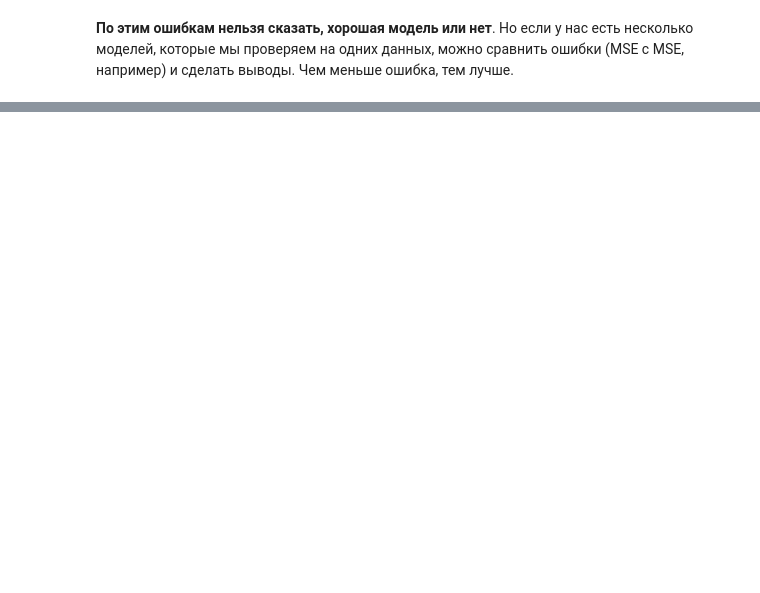
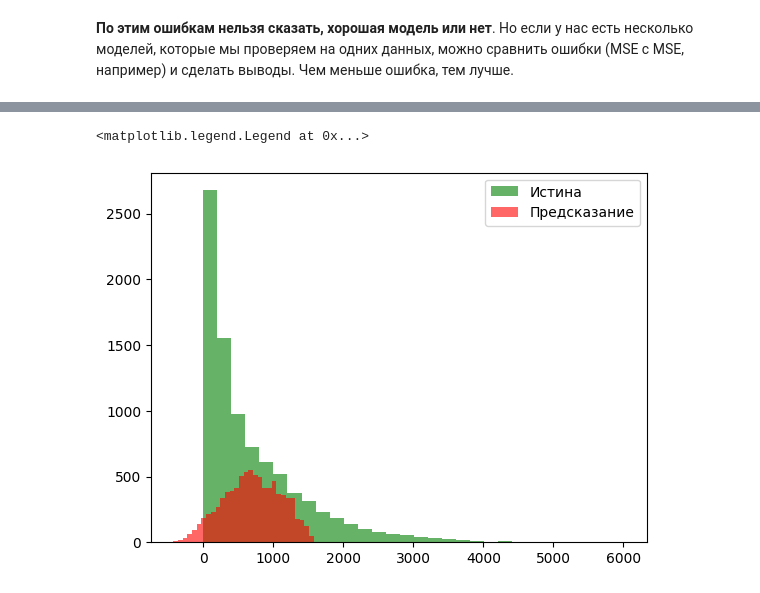
Before and after one commit to bamaxi/dataan-2023-arthist, a Jupyter notebook: seminars/12-andan-regression&errors.ipynb, the cells around one changed output, grey strips where cells are left out. Saved outputs shown, nothing was run; the diff lists cells and outputs as text; code cells hidden in the pictures; blank space fills up the shorter version.

```diff
--- a/seminars/12-andan-regression&errors.ipynb
+++ b/seminars/12-andan-regression&errors.ipynb
@@ -236,0 +507,3 @@ MAE
+# %%
+bikes["Total"] = bikes["Partner 1"] + bikes["Partner 2"]
+bikes
@@ -236,0 +599,3 @@ MAE
+# %%
+bikes["PredictedTotal2"] = -7.97 + 26.34 * bikes["Temperature"] + 31.87 * bikes["Hour"]
+bikes["PredictedTotal2"]
@@ -236,0 +615,10 @@ MAE
+# %%
+import matplotlib.pyplot as plt
+
+# fig, (ax1, ax2) = plt.subplots(1, 2)
+plt.hist(bikes["Total"], bins=30, alpha=0.6, color="green", label="Истина")
+plt.hist(bikes["PredictedTotal2"], bins=30, alpha=0.6, color="red", label="Предсказание")
+plt.legend()
+# %% [output]
+<matplotlib.legend.Legend at 0x...>
+[figure, added]
```
Also changed, not shown: parts of 83 cells of this notebook.
